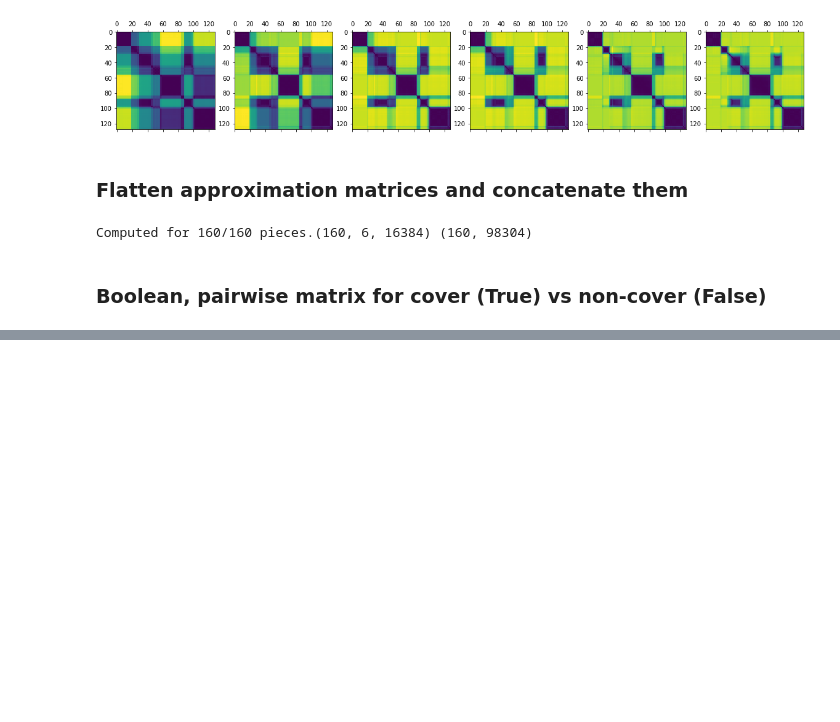
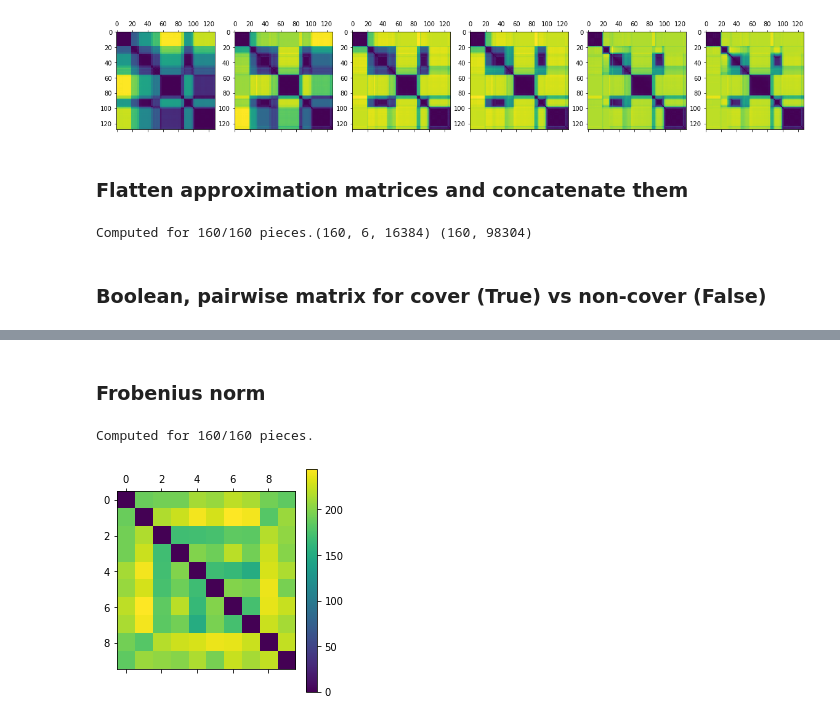
Before and after one commit to chrispla/structure_representation, a Jupyter notebook: structure_comparison/covers80/comparison.ipynb, the cells around one changed output, grey strips where cells are left out. Cells and saved outputs as stored; diff of their text form; code cells hidden in the pictures; blank space fills up the shorter version.

```diff
--- a/structure_comparison/covers80/comparison.ipynb
+++ b/structure_comparison/covers80/comparison.ipynb
@@ -197,0 +215,15 @@ plt.show()
+# %% [markdown]
+### Frobenius norm
+# %%
+fro_distances = np.zeros((file_no, file_no))
+for i in range(file_no):
+    for j in range(file_no):
+        fro_distances[i][j] = np.linalg.norm(all_merged[i]-all_merged[j])
+    sys.stdout.write("\rComputed for %i/%s pieces." % ((i+1), str(file_no)))
+    sys.stdout.flush()
+plt.matshow(fro_distances[:10, :10])
+plt.colorbar()
+plt.show()
+# %% [output]
+Computed for 160/160 pieces.
+[figure, added]
```
Also changed, not shown: parts of 17 cells of this notebook.
